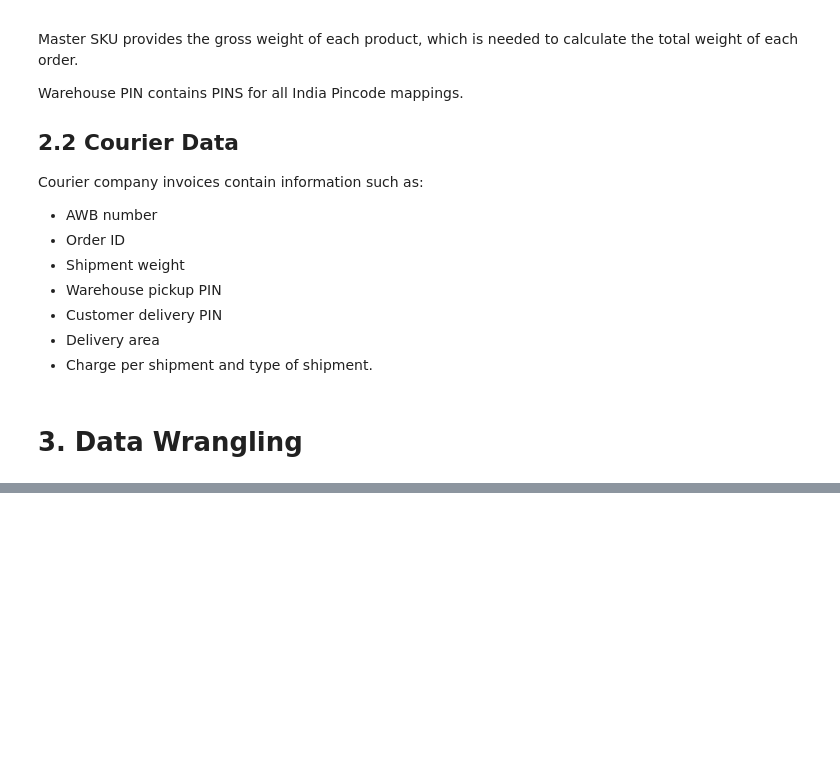
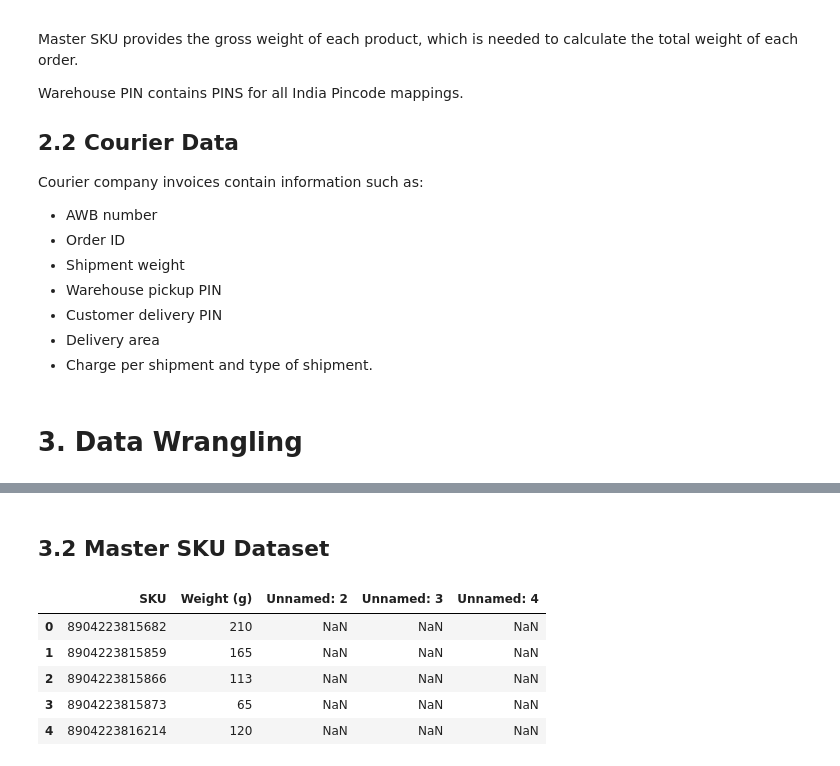
Before and after one commit to Mercy-Njambi/B2B-Ecommerce-Fraud, a Jupyter notebook: notebooks/Data Analysis.ipynb, the cells around one changed output, grey strips where cells are left out. Cells and saved outputs as stored; diff of their text form; code cells hidden in the pictures; blank space fills up the shorter version.

```diff
--- a/notebooks/Data Analysis.ipynb
+++ b/notebooks/Data Analysis.ipynb
@@ -56,0 +171,11 @@ courier_rates = pd.read_csv(r'C:\Users\w.selen.KEEMBLT0011\Desktop\Mercy\DataSci
+# %% [markdown]
+## 3.2 Master SKU Dataset
+# %%
+sku_master.head()
+# %% [output]
+|  | SKU | Weight (g) | Unnamed: 2 | Unnamed: 3 | Unnamed: 4 |
+| 0 | 8904223815682 | 210 | NaN | NaN | NaN |
+| 1 | 8904223815859 | 165 | NaN | NaN | NaN |
+| 2 | 8904223815866 | 113 | NaN | NaN | NaN |
+| 3 | 8904223815873 | 65 | NaN | NaN | NaN |
+| 4 | 8904223816214 | 120 | NaN | NaN | NaN |
```
Also changed, not shown: parts of 26 cells of this notebook.
